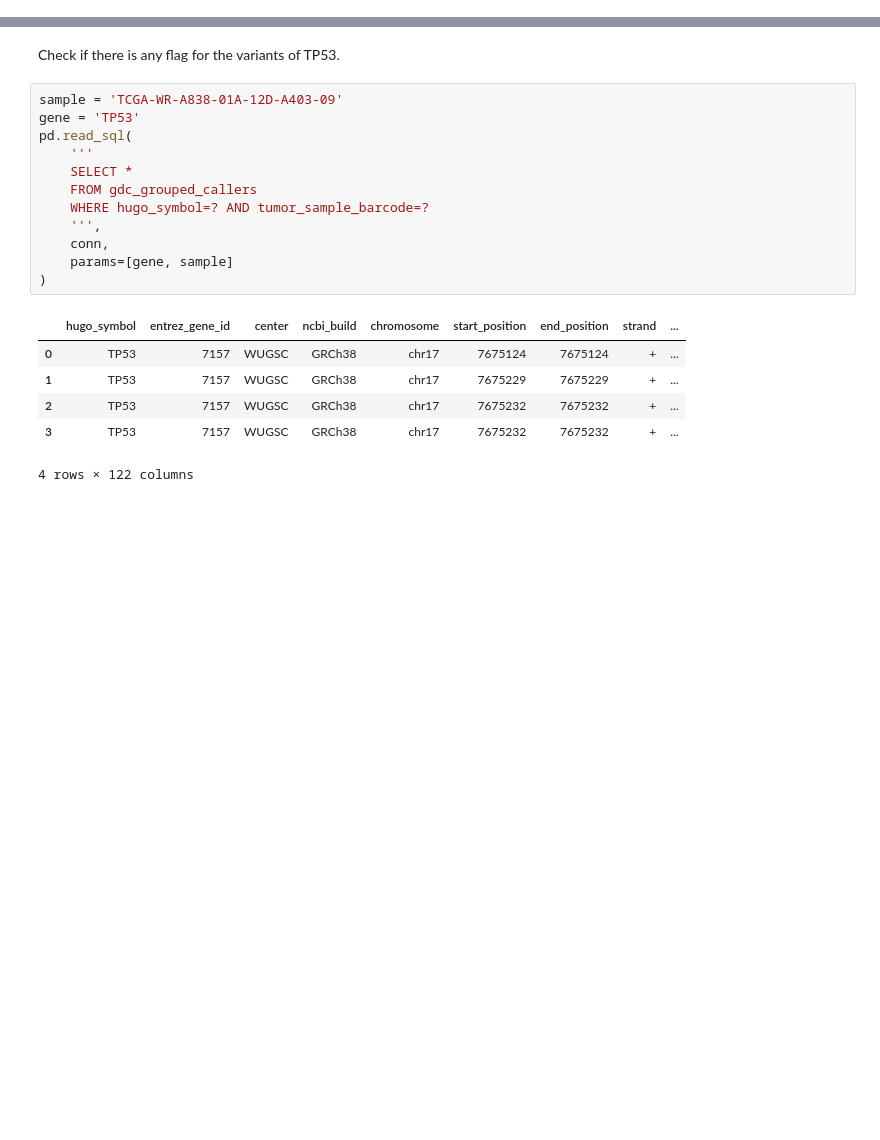
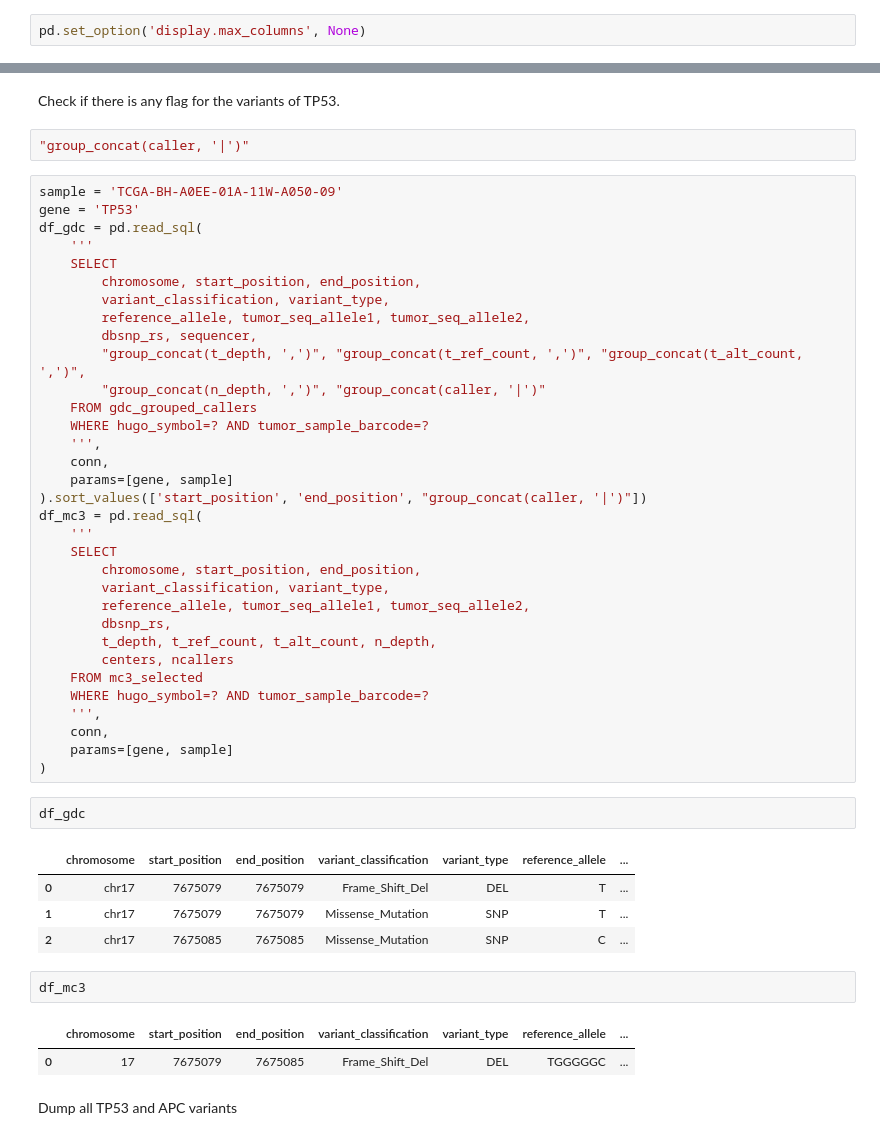
Before and after one commit to ding-lab/gdc_qc_analysis, a Jupyter notebook: playground/Analysis.ipynb, the cells around one changed output, grey strips where cells are left out. Saved outputs shown, nothing was run; the diff lists cells and outputs as text; blank space fills up the shorter version.

```diff
--- a/playground/Analysis.ipynb
+++ b/playground/Analysis.ipynb
@@ -141,23 +161,55 @@ df_per_tx_sample[df_per_tx_sample['transcript_id'].isin(['ENST00000257430', 'ENS
+# %%
+pd.set_option('display.max_columns', None)
 # %% [markdown]
 ## TP53
 # %% [markdown]
 Check if there is any flag for the variants of TP53.
-# %%
-sample = 'TCGA-WR-A838-01A-12D-A403-09'
-gene = 'TP53'
-pd.read_sql(
-    '''
-    SELECT *
-    FROM gdc_grouped_callers
-    WHERE hugo_symbol=? AND tumor_sample_barcode=?
-    ''',
-    conn,
-    params=[gene, sample]
-)
-# %% [output]
-|  | hugo_symbol | entrez_gene_id | center | ncbi_build | chromosome | start_position | end_position | strand | ... |
-| 0 | TP53 | 7157 | WUGSC | GRCh38 | chr17 | 7675124 | 7675124 | + | ... |
-| 1 | TP53 | 7157 | WUGSC | GRCh38 | chr17 | 7675229 | 7675229 | + | ... |
-| 2 | TP53 | 7157 | WUGSC | GRCh38 | chr17 | 7675232 | 7675232 | + | ... |
-| 3 | TP53 | 7157 | WUGSC | GRCh38 | chr17 | 7675232 | 7675232 | + | ... |
-4 rows × 122 columns
+# %%
+"group_concat(caller, '|')"
+# %%
+sample = 'TCGA-BH-A0EE-01A-11W-A050-09'
+gene = 'TP53'
+df_gdc = pd.read_sql(
+    '''
+    SELECT
+        chromosome, start_position, end_position,
+        variant_classification, variant_type,
+        reference_allele, tumor_seq_allele1, tumor_seq_allele2,
+        dbsnp_rs, sequencer,
+        "group_concat(t_depth, ',')", "group_concat(t_ref_count, ',')", "group_concat(t_alt_count, ',')",
+        "group_concat(n_depth, ',')", "group_concat(caller, '|')"
+    FROM gdc_grouped_callers
+    WHERE hugo_symbol=? AND tumor_sample_barcode=?
+    ''',
+    conn,
+    params=[gene, sample]
+).sort_values(['start_position', 'end_position', "group_concat(caller, '|')"])
+df_mc3 = pd.read_sql(
+    '''
+    SELECT
+        chromosome, start_position, end_position,
+        variant_classification, variant_type,
+        reference_allele, tumor_seq_allele1, tumor_seq_allele2,
+        dbsnp_rs,
+        t_depth, t_ref_count, t_alt_count, n_depth,
+        centers, ncallers
+    FROM mc3_selected
+    WHERE hugo_symbol=? AND tumor_sample_barcode=?
+    ''',
+    conn,
+    params=[gene, sample]
+)
+# %%
+df_gdc
+# %% [output]
+|  | chromosome | start_position | end_position | variant_classification | variant_type | reference_allele | ... |
+| 0 | chr17 | 7675079 | 7675079 | Frame_Shift_Del | DEL | T | ... |
+| 1 | chr17 | 7675079 | 7675079 | Missense_Mutation | SNP | T | ... |
+| 2 | chr17 | 7675085 | 7675085 | Missense_Mutation | SNP | C | ... |
+# %%
+df_mc3
+# %% [output]
+|  | chromosome | start_position | end_position | variant_classification | variant_type | reference_allele | ... |
+| 0 | 17 | 7675079 | 7675085 | Frame_Shift_Del | DEL | TGGGGGC | ... |
+# %% [markdown]
+Dump all TP53 and APC variants
```
Also changed, not shown: parts of 13 cells of this notebook, 3 other files.
